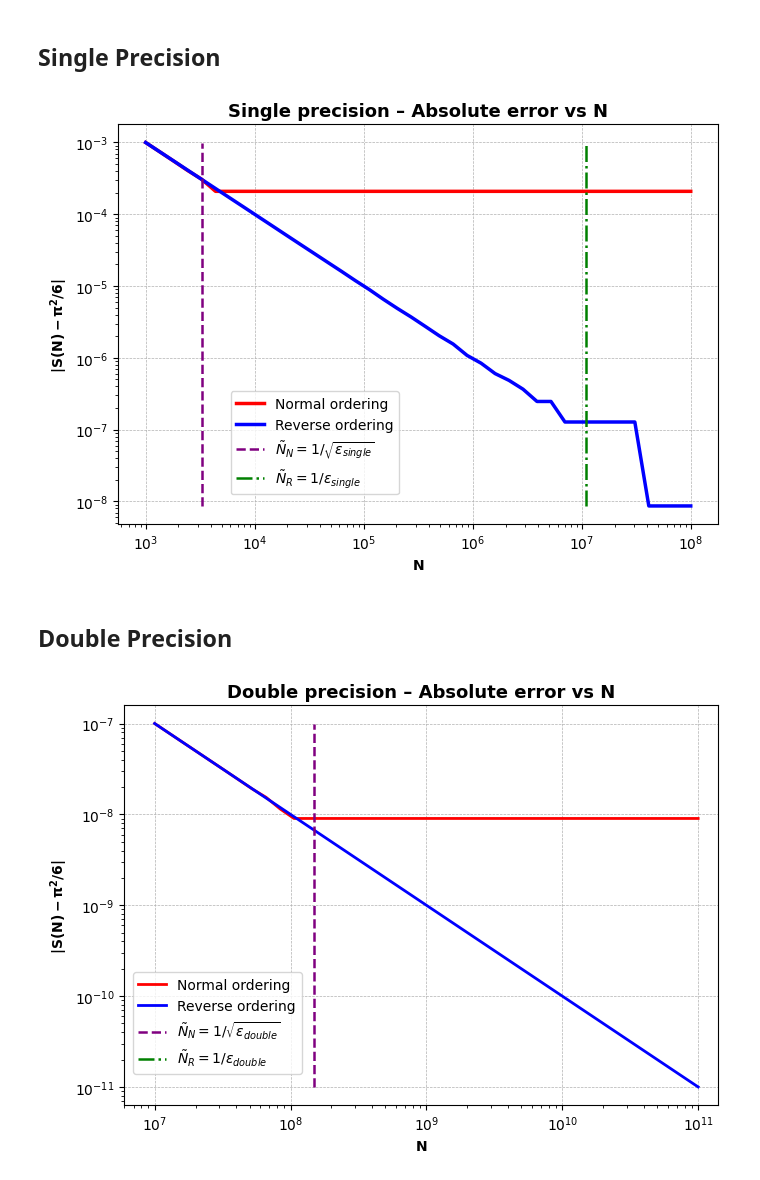
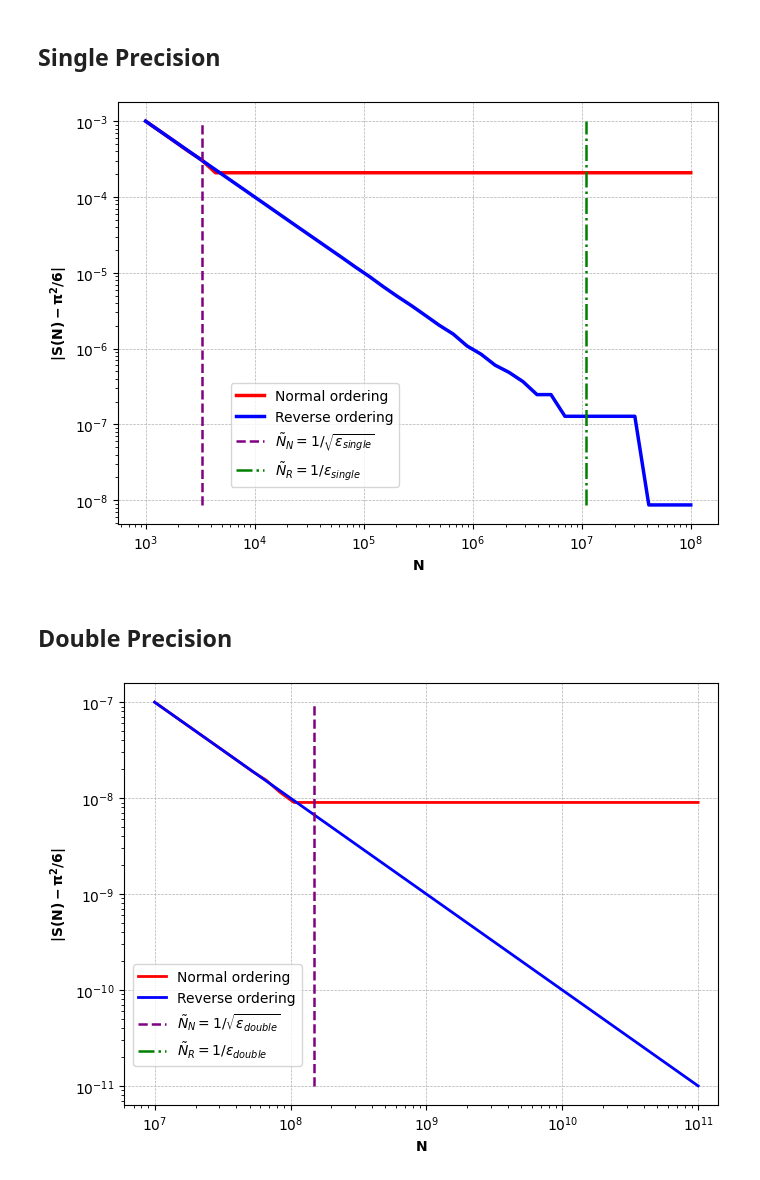
Before and after one commit to mvolpato-unimib/Lab_comp, a Jupyter notebook: ex2/plot _C_repr.ipynb, the cells around one changed output. Drawn from its saved outputs; the diff is of its cells as text; code cells hidden in the pictures.

```diff
--- a/ex2/plot _C_repr.ipynb
+++ b/ex2/plot _C_repr.ipynb
@@ -6,29 +6,27 @@ import matplotlib.pyplot as plt
 # %%
 
 N_max, err_norm, err_rev = np.loadtxt('float.txt', skiprows=2, unpack=True)
 
 fig, ax = plt.subplots(figsize=(7,5))
 
 ax.plot(N_max, err_norm, label='Normal ordering', color='red', lw=2.5)
 ax.plot(N_max, err_rev, label='Reverse ordering', color='blue', lw=2.5)
-# ax.hlines(1.1e-7, min(N_max), max(N_max), ls='--', label=r'$\epsilon_{single} = 1.1 \times 10^{-7}$', colors='green')
-# ax.hlines(np.sqrt(1.1e-7), min(N_max), max(N_max), ls='-.', label=r'$\sqrt{\epsilon_{single}}$', colors='purple')
 ax.vlines(np.sqrt(1.1e7), min(err_rev), max(err_rev), ls='--', lw=1.8, label=r'$\tilde{N}_N = 1/ \sqrt{\epsilon_{single}}$', colors='purple')
 ax.vlines(1.1e7, min(err_rev), max(err_rev), ls='-.', lw=1.8, label=r'$\tilde{N}_R = 1/ \epsilon_{single}$', colors='green')
 
 ax.set_xlabel('N', fontweight='bold')
-ax.set_ylabel(r'$\bf|S(N) - \pi^2/6|$')
+ax.set_ylabel(r'$\mathbf{|S(N) - \pi^2/6|}$')
 ax.set_xscale('log')
 ax.set_yscale('log')
-ax.set_title('Single precision – Absolute error vs N', fontweight='bold', fontsize=13)
+# ax.set_title('Single precision – Absolute error vs N', fontsize=15)
 ax.grid(True, ls='--', lw=0.5)
 ax.legend(bbox_to_anchor=(0.48, 0.35))
 
 plt.tight_layout()
 plt.savefig('plots/SinglePrec.png')
 plt.show()
 # %% [output]
-[figure, old version]
+[figure, new version]
 # %% [markdown]
 ## **Double Precision**
 # %%
@@ -43,10 +41,10 @@ ax.vlines(2.2e16, min(err_rev), max(err_rev), ls='-.', lw=1.8, label=r'$\tilde{N
 
 
 ax.set_xlabel('N', fontweight='bold')
-ax.set_ylabel(r'$\bf|S(N) - \pi^2/6|$')
+ax.set_ylabel(r'$\mathbf{|S(N) - \pi^2/6|}$')
 ax.set_xscale('log')
 ax.set_yscale('log')
-ax.set_title('Double precision – Absolute error vs N', fontweight='bold', fontsize=13)
+# ax.set_title('Double precision – Absolute error vs N', fontsize=15)
 ax.grid(True, ls='--', lw=0.5)
 ax.set_xlim(min(N_max)-0.4*min(N_max), max(N_max)+0.4*max(N_max))
 ax.legend(bbox_to_anchor=(0.31, 0.35))
@@ -55,4 +53,4 @@ plt.tight_layout()
 plt.savefig('plots/DoublePrec.png')
 plt.show()
 # %% [output]
-[figure, old version]
+[figure, new version]
```
Also changed, not shown: 5 other files.
